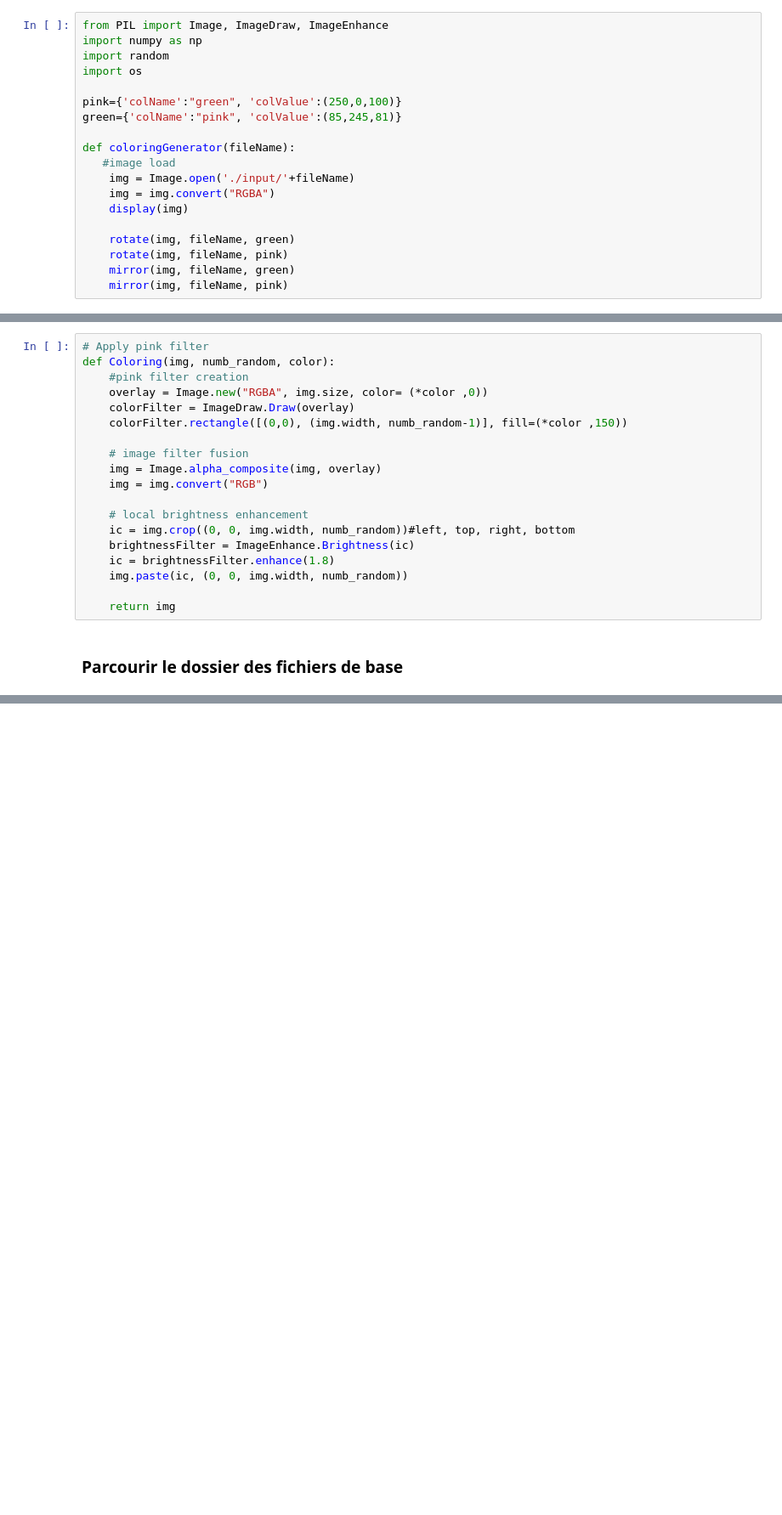
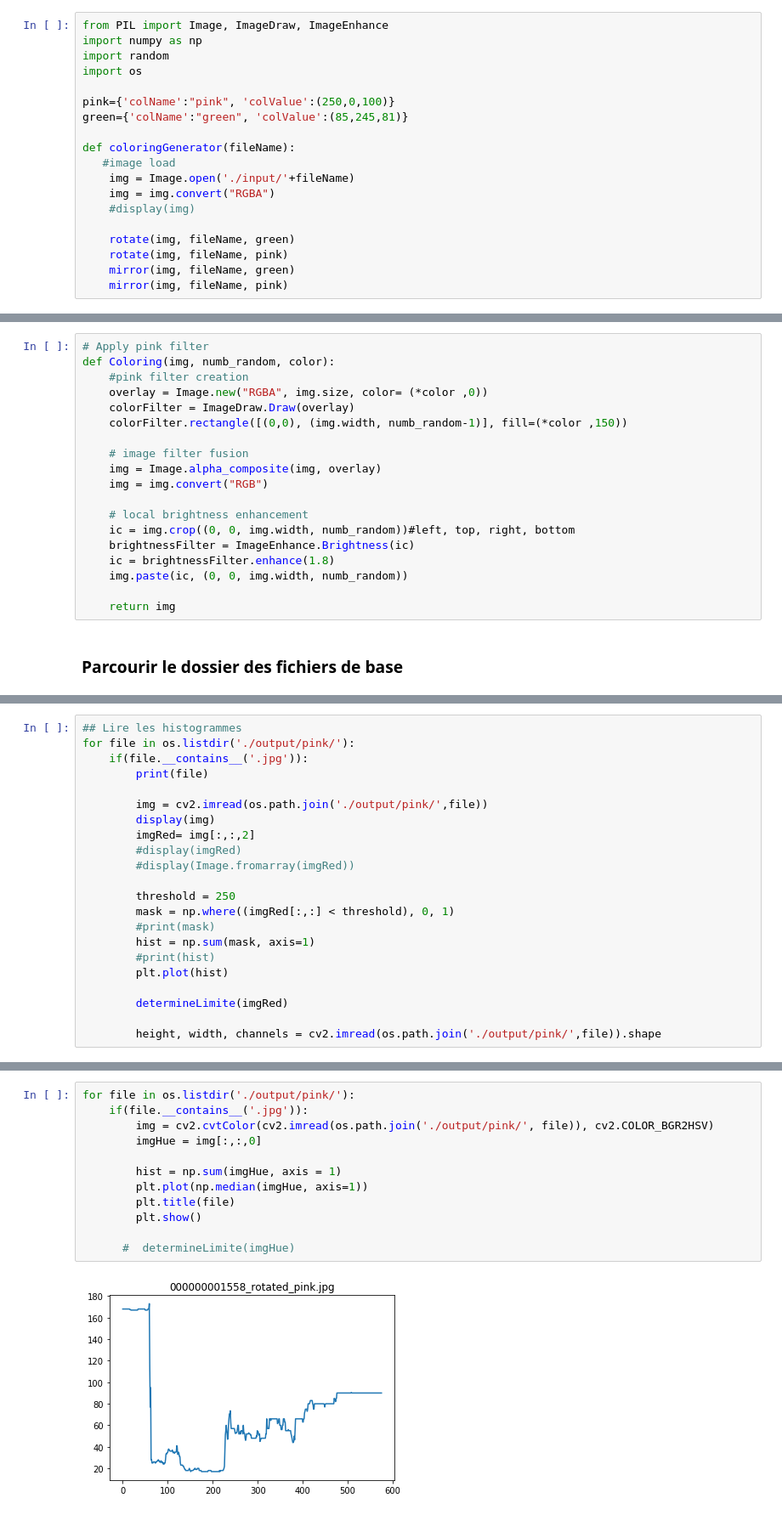
Before and after one commit to EpicKiwi/projet-datascience, a Jupyter notebook: notebooks/coloring.ipynb, the cells around one changed output, grey strips where cells are left out. Shown at 85% size. Drawn from its saved outputs; the diff is of its cells as text; blank space fills up the shorter version.

Commit message:
coloring

```diff
--- a/notebooks/coloring.ipynb
+++ b/notebooks/coloring.ipynb
@@ -11,14 +11,14 @@ import numpy as np
 import random
 import os
 
-pink={'colName':"green", 'colValue':(250,0,100)}
-green={'colName':"pink", 'colValue':(85,245,81)}
+pink={'colName':"pink", 'colValue':(250,0,100)}
+green={'colName':"green", 'colValue':(85,245,81)}
 
 def coloringGenerator(fileName):
    #image load
     img = Image.open('./input/'+fileName)
     img = img.convert("RGBA")
-    display(img)
+    #display(img)
 
     rotate(img, fileName, green)
     rotate(img, fileName, pink)
@@ -80,0 +146,22 @@ FileNotFoundError: [Errno 2] No such file or directory: './input'
+# %%
+## Lire les histogrammes
+for file in os.listdir('./output/pink/'):
+    if(file.__contains__('.jpg')):
+        print(file)
+
+        img = cv2.imread(os.path.join('./output/pink/',file))
+        display(img)
+        imgRed= img[:,:,2]
+        #display(imgRed)
+        #display(Image.fromarray(imgRed))
+
+        threshold = 250
+        mask = np.where((imgRed[:,:] < threshold), 0, 1)
+        #print(mask)
+        hist = np.sum(mask, axis=1)
+        #print(hist)
+        plt.plot(hist)
+
+        determineLimite(imgRed)
+
+        height, width, channels = cv2.imread(os.path.join('./output/pink/',file)).shape
@@ -80,0 +283,14 @@ FileNotFoundError: [Errno 2] No such file or directory: './input'
+# %%
+for file in os.listdir('./output/pink/'):
+    if(file.__contains__('.jpg')):
+        img = cv2.cvtColor(cv2.imread(os.path.join('./output/pink/', file)), cv2.COLOR_BGR2HSV)
+        imgHue = img[:,:,0]
+
+        hist = np.sum(imgHue, axis = 1)
+        plt.plot(np.median(imgHue, axis=1))
+        plt.title(file)
+        plt.show()
+
+      #  determineLimite(imgHue)
+# %% [output]
+[figure, added]
```
Also changed, not shown: parts of 7 cells of this notebook.
